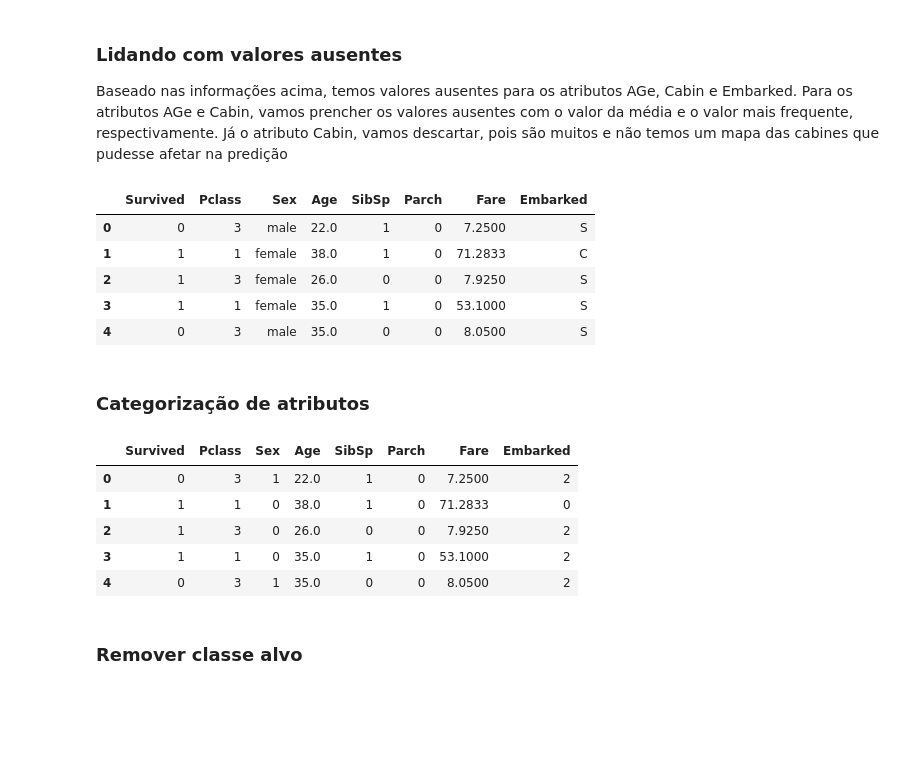
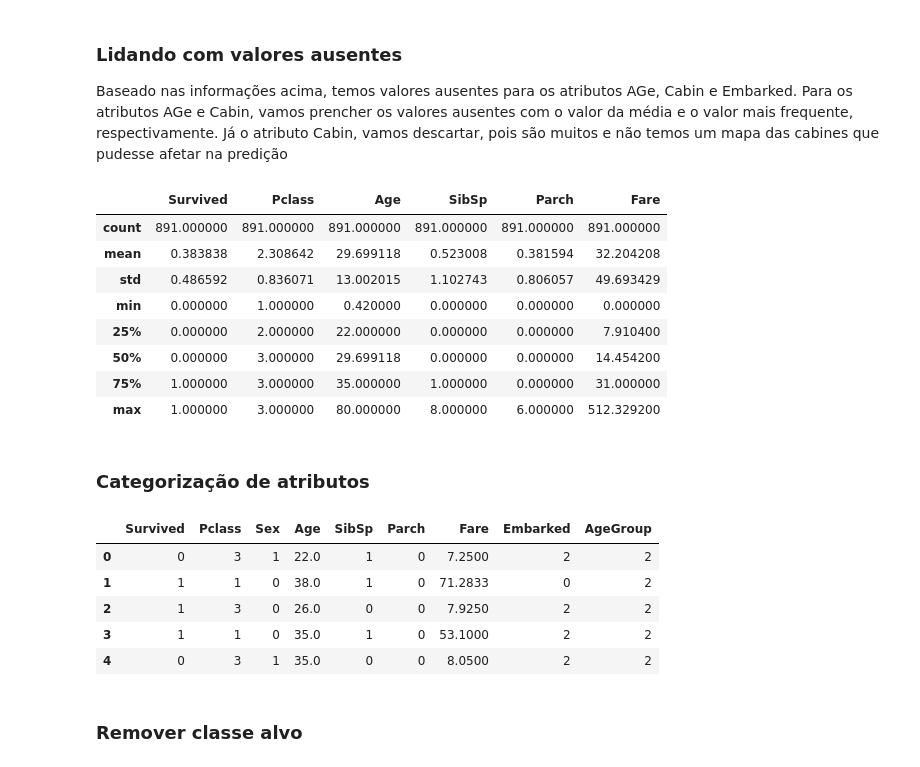
Before and after one commit to davischneider/titanic-dataset, a Jupyter notebook: titanic.ipynb, the cells around one changed output. Cells and saved outputs as stored; diff of their text form; code cells hidden in the pictures; blank space fills up the shorter version.

```diff
--- a/titanic.ipynb
+++ b/titanic.ipynb
@@ -73,20 +70,23 @@ Baseado nas informações acima, temos valores ausentes para os atributos AGe, C
 # %%
 imputer_age = SimpleImputer(strategy='mean')
 imputer_embarked = SimpleImputer(strategy='most_frequent')
 
 titanic_data['Age'] = imputer_age.fit_transform(titanic_data[['Age']])
 titanic_data['Embarked'] = imputer_embarked.fit_transform(titanic_data[['Embarked']]).ravel()
 
 titanic_data = titanic_data.drop(columns=['PassengerId', 'Name', 'Ticket', 'Cabin'])
 
-titanic_data.head()
+titanic_data.describe()
 # %% [output]
-|  | Survived | Pclass | Sex | Age | SibSp | Parch | Fare | Embarked |
-| 0 | 0 | 3 | male | 22.0 | 1 | 0 | 7.2500 | S |
-| 1 | 1 | 1 | female | 38.0 | 1 | 0 | 71.2833 | C |
-| 2 | 1 | 3 | female | 26.0 | 0 | 0 | 7.9250 | S |
-| 3 | 1 | 1 | female | 35.0 | 1 | 0 | 53.1000 | S |
-| 4 | 0 | 3 | male | 35.0 | 0 | 0 | 8.0500 | S |
+|  | Survived | Pclass | Age | SibSp | Parch | Fare |
+| count | 891.000000 | 891.000000 | 891.000000 | 891.000000 | 891.000000 | 891.000000 |
+| mean | 0.383838 | 2.308642 | 29.699118 | 0.523008 | 0.381594 | 32.204208 |
+| std | 0.486592 | 0.836071 | 13.002015 | 1.102743 | 0.806057 | 49.693429 |
+| min | 0.000000 | 1.000000 | 0.420000 | 0.000000 | 0.000000 | 0.000000 |
+| 25% | 0.000000 | 2.000000 | 22.000000 | 0.000000 | 0.000000 | 7.910400 |
+| 50% | 0.000000 | 3.000000 | 29.699118 | 0.000000 | 0.000000 | 14.454200 |
+| 75% | 1.000000 | 3.000000 | 35.000000 | 1.000000 | 0.000000 | 31.000000 |
+| max | 1.000000 | 3.000000 | 80.000000 | 8.000000 | 6.000000 | 512.329200 |
 # %% [markdown]
 ### Categorização de atributos
 # %%
@@ -95,15 +95,18 @@ label_encoder_embarked = LabelEncoder()
 
 titanic_data['Sex'] = label_encoder_sex.fit_transform(titanic_data['Sex'])
 titanic_data['Embarked'] = label_encoder_embarked.fit_transform(titanic_data['Embarked'])
+bins = [0, 12, 17, 64, 100]
+labels = [0, 1, 2, 3]
+titanic_data['AgeGroup'] =  pd.cut(titanic_data['Age'], bins=bins, labels=labels, right=True)
 
 titanic_data.head()
 # %% [output]
-|  | Survived | Pclass | Sex | Age | SibSp | Parch | Fare | Embarked |
-| 0 | 0 | 3 | 1 | 22.0 | 1 | 0 | 7.2500 | 2 |
-| 1 | 1 | 1 | 0 | 38.0 | 1 | 0 | 71.2833 | 0 |
-| 2 | 1 | 3 | 0 | 26.0 | 0 | 0 | 7.9250 | 2 |
-| 3 | 1 | 1 | 0 | 35.0 | 1 | 0 | 53.1000 | 2 |
-| 4 | 0 | 3 | 1 | 35.0 | 0 | 0 | 8.0500 | 2 |
+|  | Survived | Pclass | Sex | Age | SibSp | Parch | Fare | Embarked | AgeGroup |
+| 0 | 0 | 3 | 1 | 22.0 | 1 | 0 | 7.2500 | 2 | 2 |
+| 1 | 1 | 1 | 0 | 38.0 | 1 | 0 | 71.2833 | 0 | 2 |
+| 2 | 1 | 3 | 0 | 26.0 | 0 | 0 | 7.9250 | 2 | 2 |
+| 3 | 1 | 1 | 0 | 35.0 | 1 | 0 | 53.1000 | 2 | 2 |
+| 4 | 0 | 3 | 1 | 35.0 | 0 | 0 | 8.0500 | 2 | 2 |
 # %% [markdown]
 ### Remover classe alvo
 # %%
```
Also changed, not shown: parts of 12 cells of this notebook.
